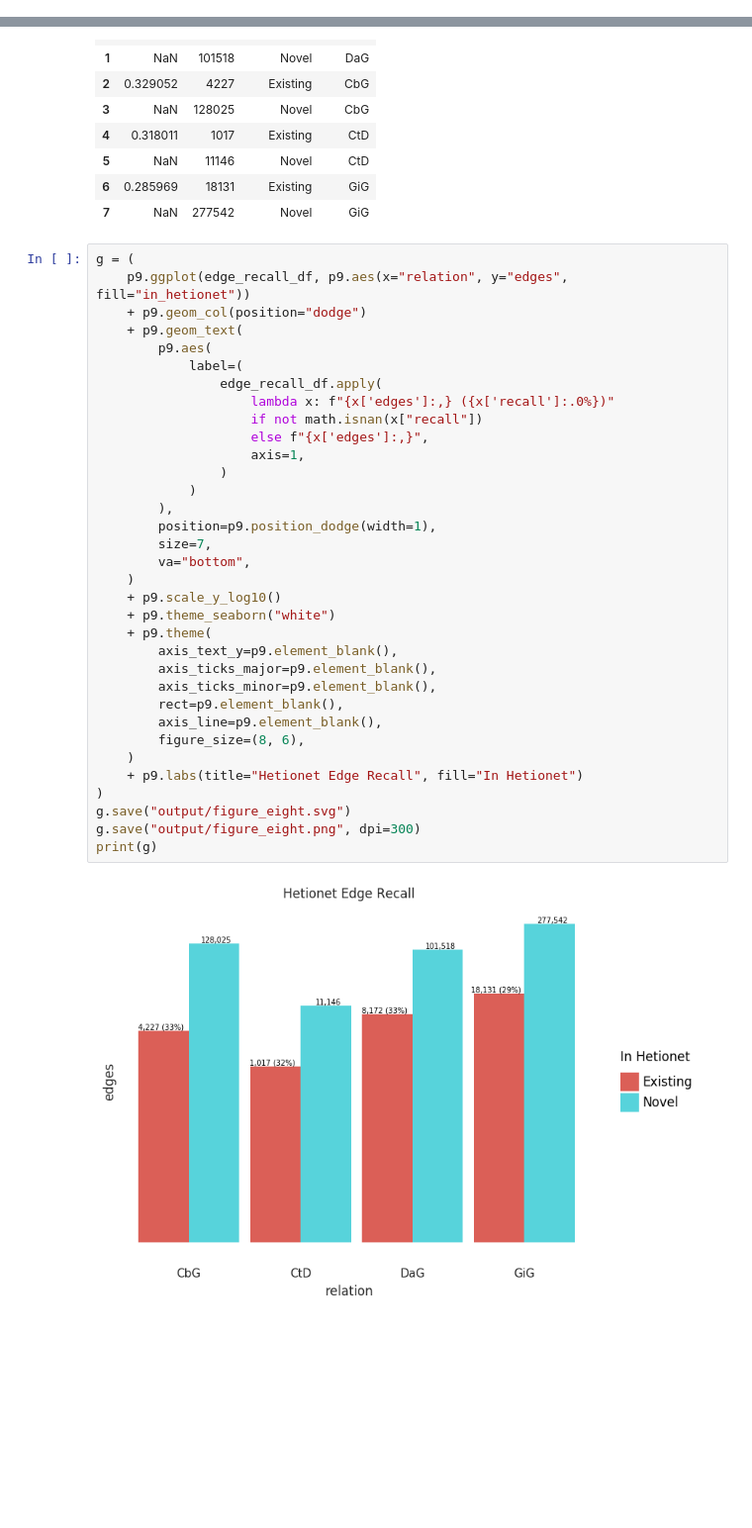
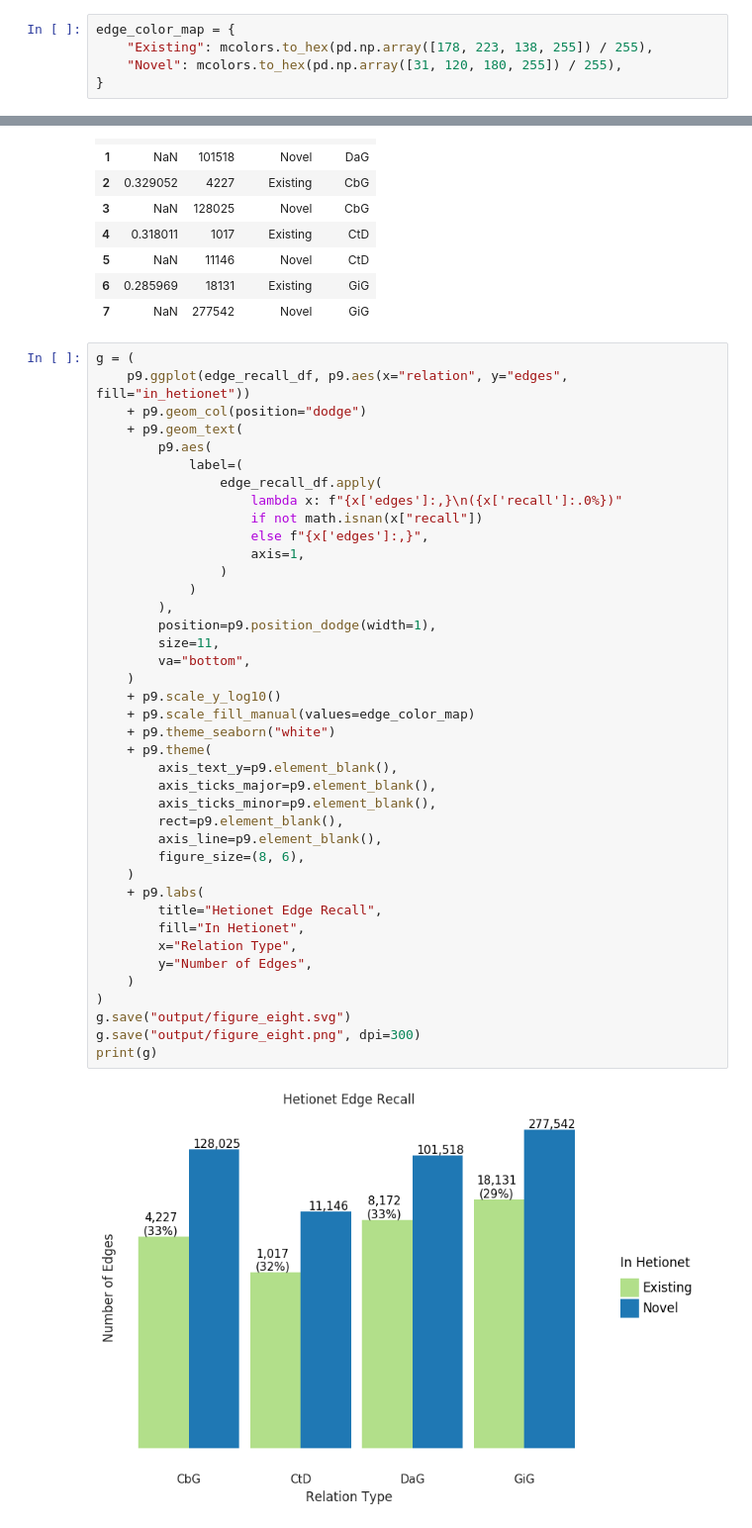
Before and after one commit to greenelab/snorkeling-full-text, a Jupyter notebook: figure_generation/01_figure_generation.ipynb, the cells around one changed output, grey strips where cells are left out. Shown at 99% size. Saved outputs shown, nothing was run; the diff lists cells and outputs as text; blank space fills up the shorter version.

```diff
--- a/figure_generation/01_figure_generation.ipynb
+++ b/figure_generation/01_figure_generation.ipynb
@@ -27,6 +27,11 @@ color_map = {
     "GiG": mcolors.to_hex(color_names["pink"]),
     "ALL": mcolors.to_hex(color_names["light-green"]),
 }
+# %%
+edge_color_map = {
+    "Existing": mcolors.to_hex(pd.np.array([178, 223, 138, 255]) / 255),
+    "Novel": mcolors.to_hex(pd.np.array([31, 120, 180, 255]) / 255),
+}
 # %% [markdown]
 ## Figure 2 Generative Model - AUROC
 # %%
@@ -378,34 +399,40 @@ g = (
     p9.ggplot(edge_recall_df, p9.aes(x="relation", y="edges", fill="in_hetionet"))
     + p9.geom_col(position="dodge")
     + p9.geom_text(
         p9.aes(
             label=(
                 edge_recall_df.apply(
-                    lambda x: f"{x['edges']:,} ({x['recall']:.0%})"
+                    lambda x: f"{x['edges']:,}\n({x['recall']:.0%})"
                     if not math.isnan(x["recall"])
                     else f"{x['edges']:,}",
                     axis=1,
                 )
             )
         ),
         position=p9.position_dodge(width=1),
-        size=7,
+        size=11,
         va="bottom",
     )
     + p9.scale_y_log10()
+    + p9.scale_fill_manual(values=edge_color_map)
     + p9.theme_seaborn("white")
     + p9.theme(
         axis_text_y=p9.element_blank(),
         axis_ticks_major=p9.element_blank(),
         axis_ticks_minor=p9.element_blank(),
         rect=p9.element_blank(),
         axis_line=p9.element_blank(),
         figure_size=(8, 6),
     )
-    + p9.labs(title="Hetionet Edge Recall", fill="In Hetionet")
+    + p9.labs(
+        title="Hetionet Edge Recall",
+        fill="In Hetionet",
+        x="Relation Type",
+        y="Number of Edges",
+    )
 )
 g.save("output/figure_eight.svg")
 g.save("output/figure_eight.png", dpi=300)
 print(g)
 # %% [output]
-[figure, old version]
+[figure, new version]
```
Also changed, not shown: parts of 8 cells of this notebook, 15 other files.
